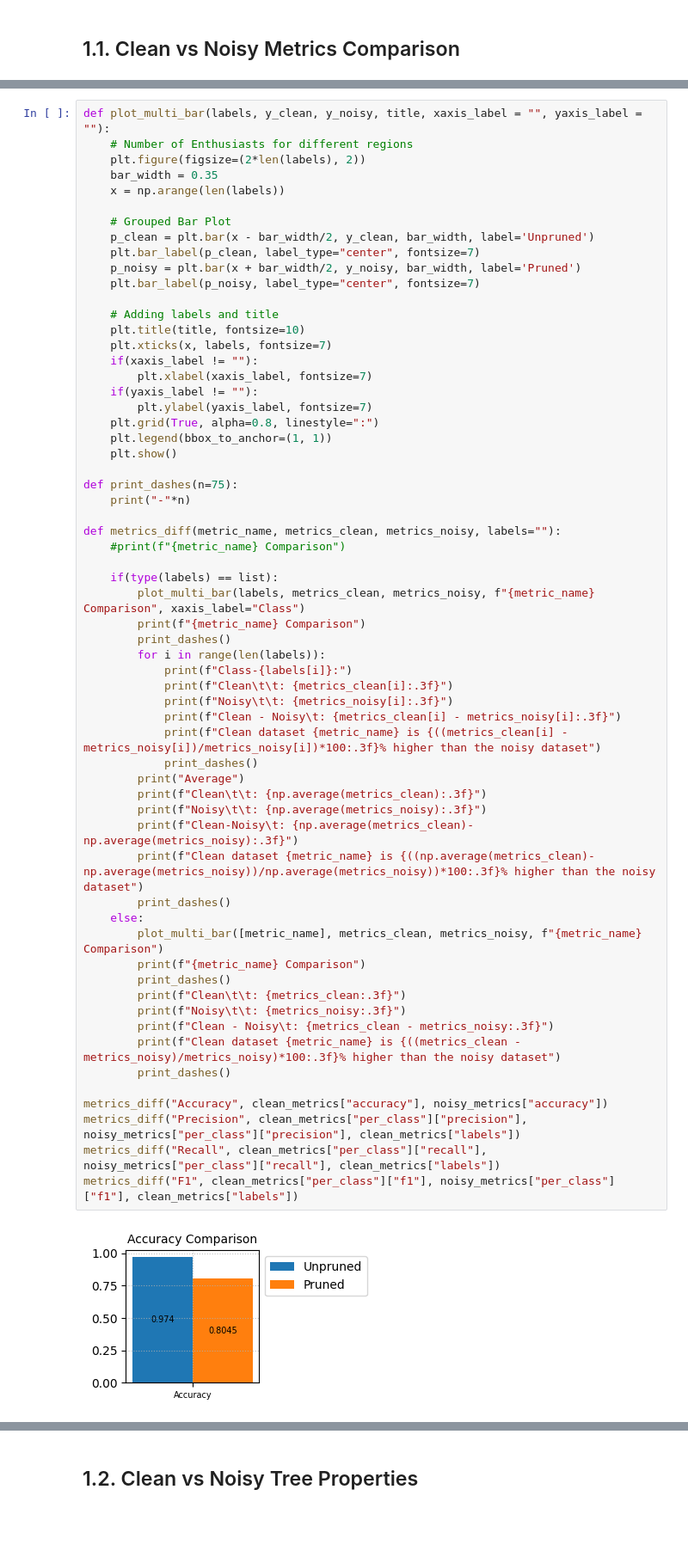
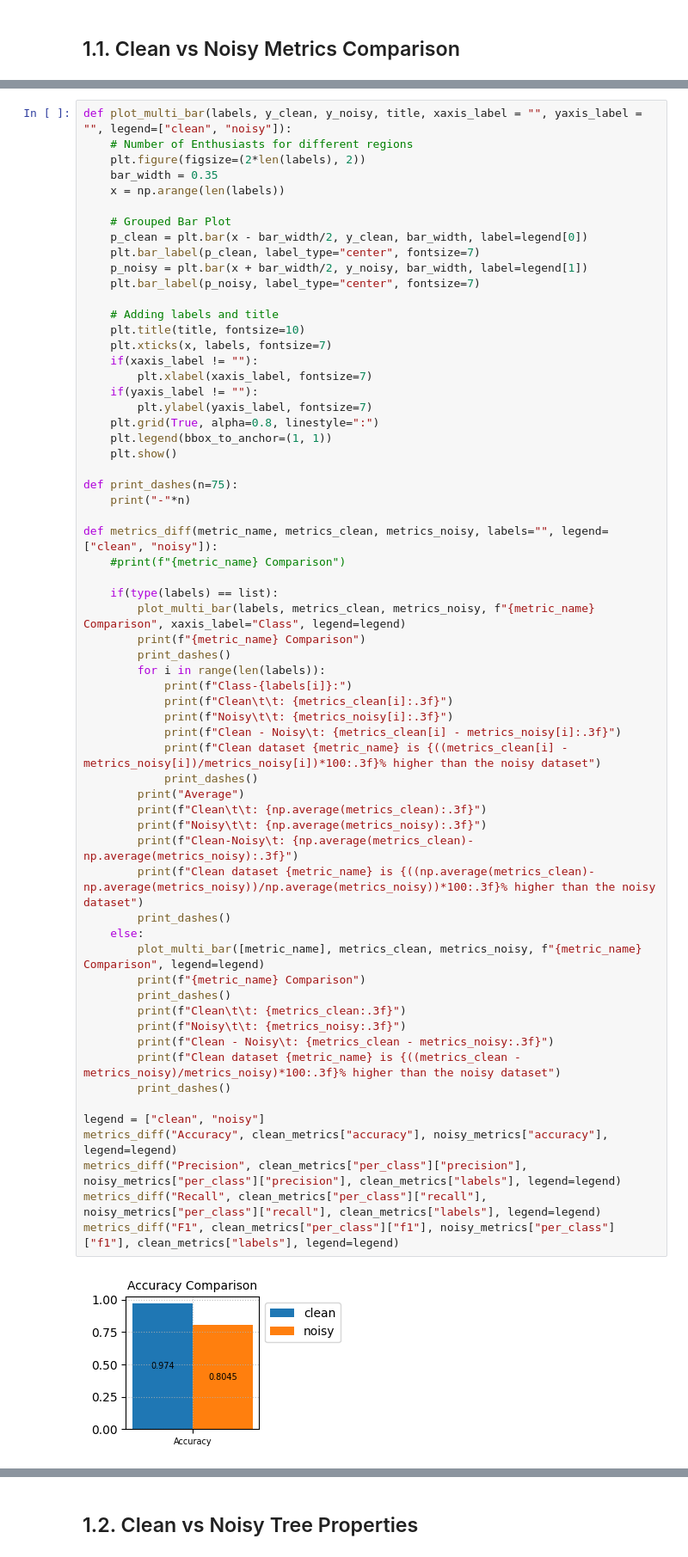
Before and after one commit to amin-abualhassan/intro2ml-cw1, a Jupyter notebook: dt_coursework/analytics.ipynb, the cells around one changed output, grey strips where cells are left out. Shown at 86% size. Saved outputs shown, nothing was run; the diff lists cells and outputs as text; blank space fills up the shorter version.

```diff
--- a/dt_coursework/analytics.ipynb
+++ b/dt_coursework/analytics.ipynb
@@ -45,14 +45,14 @@ fig.tight_layout()
 # %%
-def plot_multi_bar(labels, y_clean, y_noisy, title, xaxis_label = "", yaxis_label = ""):
+def plot_multi_bar(labels, y_clean, y_noisy, title, xaxis_label = "", yaxis_label = "", legend=["clean", "noisy"]):
     # Number of Enthusiasts for different regions
     plt.figure(figsize=(2*len(labels), 2))
     bar_width = 0.35
     x = np.arange(len(labels))
 
     # Grouped Bar Plot
-    p_clean = plt.bar(x - bar_width/2, y_clean, bar_width, label='Unpruned')
+    p_clean = plt.bar(x - bar_width/2, y_clean, bar_width, label=legend[0])
     plt.bar_label(p_clean, label_type="center", fontsize=7)
-    p_noisy = plt.bar(x + bar_width/2, y_noisy, bar_width, label='Pruned')
+    p_noisy = plt.bar(x + bar_width/2, y_noisy, bar_width, label=legend[1])
     plt.bar_label(p_noisy, label_type="center", fontsize=7)
 
     # Adding labels and title
@@ -69,42 +69,43 @@ def plot_multi_bar(labels, y_clean, y_noisy, title, xaxis_label = "", yaxis_labe
 def print_dashes(n=75):
     print("-"*n)
 
-def metrics_diff(metric_name, metrics_clean, metrics_noisy, labels=""):
+def metrics_diff(metric_name, metrics_clean, metrics_noisy, labels="", legend=["clean", "noisy"]):
     #print(f"{metric_name} Comparison")
 
     if(type(labels) == list):
-        plot_multi_bar(labels, metrics_clean, metrics_noisy, f"{metric_name} Comparison", xaxis_label="Class")
+        plot_multi_bar(labels, metrics_clean, metrics_noisy, f"{metric_name} Comparison", xaxis_label="Class", legend=legend)
         print(f"{metric_name} Comparison")
         print_dashes()
         for i in range(len(labels)):
             print(f"Class-{labels[i]}:")
             print(f"Clean\t\t: {metrics_clean[i]:.3f}")
             print(f"Noisy\t\t: {metrics_noisy[i]:.3f}")
             print(f"Clean - Noisy\t: {metrics_clean[i] - metrics_noisy[i]:.3f}")
             print(f"Clean dataset {metric_name} is {((metrics_clean[i] - metrics_noisy[i])/metrics_noisy[i])*100:.3f}% higher than the noisy dataset")
             print_dashes()
         print("Average")
         print(f"Clean\t\t: {np.average(metrics_clean):.3f}")
         print(f"Noisy\t\t: {np.average(metrics_noisy):.3f}")
         print(f"Clean-Noisy\t: {np.average(metrics_clean)-np.average(metrics_noisy):.3f}")
         print(f"Clean dataset {metric_name} is {((np.average(metrics_clean)-np.average(metrics_noisy))/np.average(metrics_noisy))*100:.3f}% higher than the noisy dataset")
         print_dashes()
     else:
-        plot_multi_bar([metric_name], metrics_clean, metrics_noisy, f"{metric_name} Comparison")
+        plot_multi_bar([metric_name], metrics_clean, metrics_noisy, f"{metric_name} Comparison", legend=legend)
         print(f"{metric_name} Comparison")
         print_dashes()
         print(f"Clean\t\t: {metrics_clean:.3f}")
         print(f"Noisy\t\t: {metrics_noisy:.3f}")
         print(f"Clean - Noisy\t: {metrics_clean - metrics_noisy:.3f}")
         print(f"Clean dataset {metric_name} is {((metrics_clean - metrics_noisy)/metrics_noisy)*100:.3f}% higher than the noisy dataset")
         print_dashes()
 
-metrics_diff("Accuracy", clean_metrics["accuracy"], noisy_metrics["accuracy"])
-metrics_diff("Precision", clean_metrics["per_class"]["precision"], noisy_metrics["per_class"]["precision"], clean_metrics["labels"])
-metrics_diff("Recall", clean_metrics["per_class"]["recall"], noisy_metrics["per_class"]["recall"], clean_metrics["labels"])
-metrics_diff("F1", clean_metrics["per_class"]["f1"], noisy_metrics["per_class"]["f1"], clean_metrics["labels"])
+legend = ["clean", "noisy"]
+metrics_diff("Accuracy", clean_metrics["accuracy"], noisy_metrics["accuracy"], legend=legend)
+metrics_diff("Precision", clean_metrics["per_class"]["precision"], noisy_metrics["per_class"]["precision"], clean_metrics["labels"], legend=legend)
+metrics_diff("Recall", clean_metrics["per_class"]["recall"], noisy_metrics["per_class"]["recall"], clean_metrics["labels"], legend=legend)
+metrics_diff("F1", clean_metrics["per_class"]["f1"], noisy_metrics["per_class"]["f1"], clean_metrics["labels"], legend=legend)
 # %% [output]
-[figure, old version]
+[figure, new version]
 Accuracy Comparison
 ---------------------------------------------------------------------------
 Clean           : 0.974
```
Also changed, not shown: parts of 5 cells of this notebook, 13 other files.
